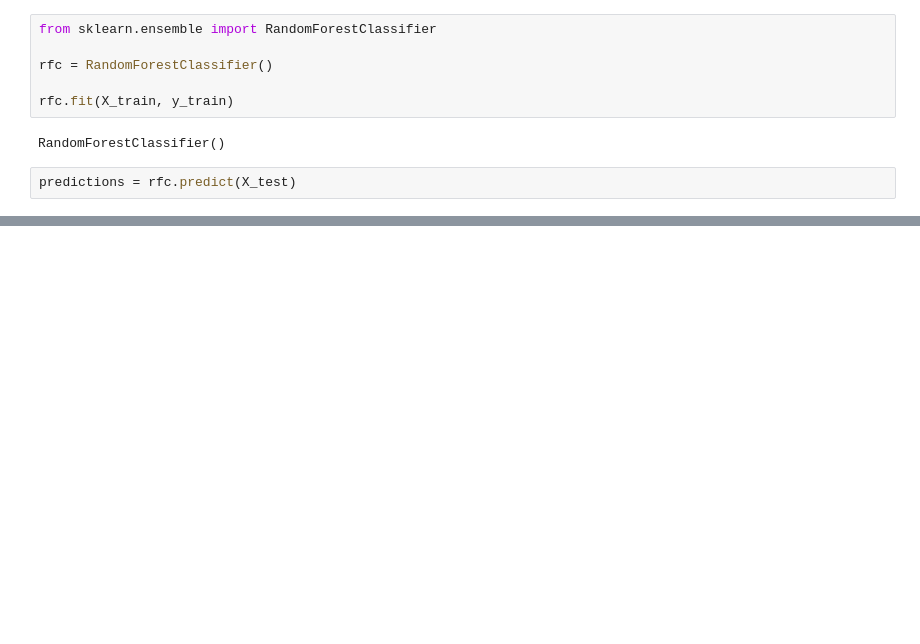
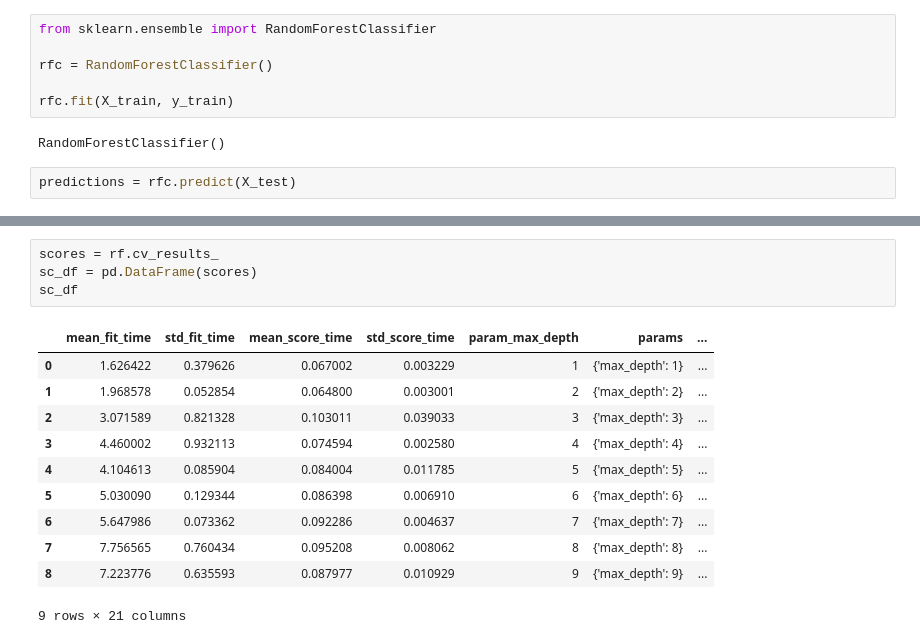
Before and after one commit to chauhan315/Classification, a Jupyter notebook: Credit Card-Random Forest/Random_Forest_Credit_Fraud.ipynb, the cells around one changed output, grey strips where cells are left out. Saved outputs shown, nothing was run; the diff lists cells and outputs as text; blank space fills up the shorter version.

```diff
--- a/Credit Card-Random Forest/Random_Forest_Credit_Fraud.ipynb
+++ b/Credit Card-Random Forest/Random_Forest_Credit_Fraud.ipynb
@@ -104,0 +126,16 @@ accuracy_score(y_test, predictions)
+# %%
+scores = rf.cv_results_
+sc_df = pd.DataFrame(scores)
+sc_df
+# %% [output]
+|  | mean_fit_time | std_fit_time | mean_score_time | std_score_time | param_max_depth | params | ... |
+| 0 | 1.626422 | 0.379626 | 0.067002 | 0.003229 | 1 | {'max_depth': 1} | ... |
+| 1 | 1.968578 | 0.052854 | 0.064800 | 0.003001 | 2 | {'max_depth': 2} | ... |
+| 2 | 3.071589 | 0.821328 | 0.103011 | 0.039033 | 3 | {'max_depth': 3} | ... |
+| 3 | 4.460002 | 0.932113 | 0.074594 | 0.002580 | 4 | {'max_depth': 4} | ... |
+| 4 | 4.104613 | 0.085904 | 0.084004 | 0.011785 | 5 | {'max_depth': 5} | ... |
+| 5 | 5.030090 | 0.129344 | 0.086398 | 0.006910 | 6 | {'max_depth': 6} | ... |
+| 6 | 5.647986 | 0.073362 | 0.092286 | 0.004637 | 7 | {'max_depth': 7} | ... |
+| 7 | 7.756565 | 0.760434 | 0.095208 | 0.008062 | 8 | {'max_depth': 8} | ... |
+| 8 | 7.223776 | 0.635593 | 0.087977 | 0.010929 | 9 | {'max_depth': 9} | ... |
+9 rows × 21 columns
```
Also changed, not shown: parts of 20 cells of this notebook.
